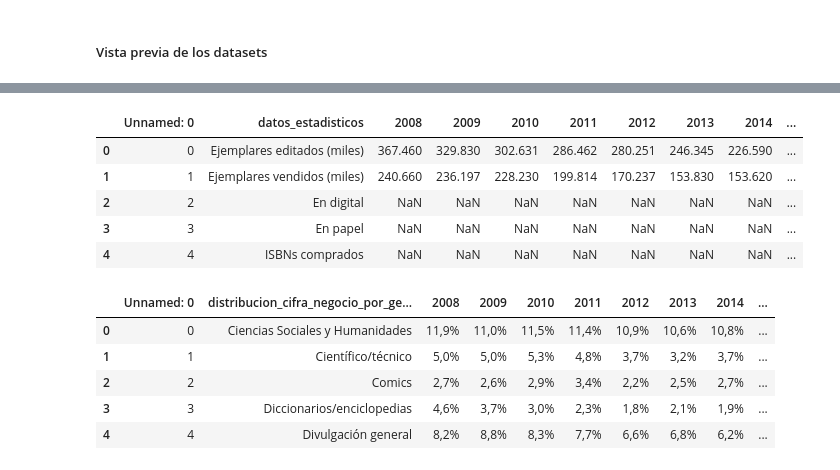
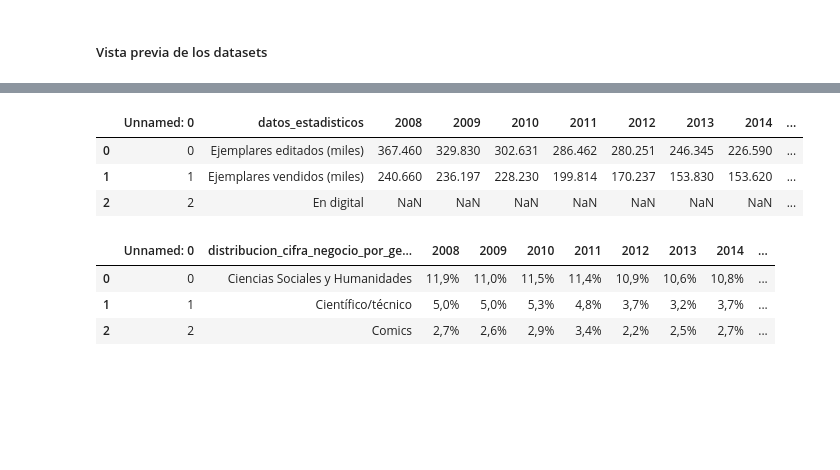
Before and after one commit to 4nn-1sM/Mercado_literario, a Jupyter notebook: notebooks/1-Definicion_EDA.ipynb, the cells around one changed output, grey strips where cells are left out. Drawn from its saved outputs; the diff is of its cells as text; code cells hidden in the pictures; blank space fills up the shorter version.

```diff
--- a/notebooks/1-Definicion_EDA.ipynb
+++ b/notebooks/1-Definicion_EDA.ipynb
@@ -84,18 +88,14 @@ df_4_audible.head(5)
 # %%
-df_5_abs_sec_esp.head(5)
+df_5_abs_sec_esp.head(3)
 # %% [output]
 |  | Unnamed: 0 | datos_estadisticos | 2008 | 2009 | 2010 | 2011 | 2012 | 2013 | 2014 | ... |
 | 0 | 0 | Ejemplares editados (miles) | 367.460 | 329.830 | 302.631 | 286.462 | 280.251 | 246.345 | 226.590 | ... |
 | 1 | 1 | Ejemplares vendidos (miles) | 240.660 | 236.197 | 228.230 | 199.814 | 170.237 | 153.830 | 153.620 | ... |
 | 2 | 2 | En digital | NaN | NaN | NaN | NaN | NaN | NaN | NaN | ... |
-| 3 | 3 | En papel | NaN | NaN | NaN | NaN | NaN | NaN | NaN | ... |
-| 4 | 4 | ISBNs comprados | NaN | NaN | NaN | NaN | NaN | NaN | NaN | ... |
 # %%
-df_6_dist_cifneg_gen.head(5)
+df_6_dist_cifneg_gen.head(3)
 # %% [output]
 |  | Unnamed: 0 | distribucion_cifra_negocio_por_ge... | 2008 | 2009 | 2010 | 2011 | 2012 | 2013 | 2014 | ... |
 | 0 | 0 | Ciencias Sociales y Humanidades | 11,9% | 11,0% | 11,5% | 11,4% | 10,9% | 10,6% | 10,8% | ... |
 | 1 | 1 | Científico/técnico | 5,0% | 5,0% | 5,3% | 4,8% | 3,7% | 3,2% | 3,7% | ... |
 | 2 | 2 | Comics | 2,7% | 2,6% | 2,9% | 3,4% | 2,2% | 2,5% | 2,7% | ... |
-| 3 | 3 | Diccionarios/enciclopedias | 4,6% | 3,7% | 3,0% | 2,3% | 1,8% | 2,1% | 1,9% | ... |
-| 4 | 4 | Divulgación general | 8,2% | 8,8% | 8,3% | 7,7% | 6,6% | 6,8% | 6,2% | ... |
```
Also changed, not shown: parts of 9 cells of this notebook, 10 other files.
